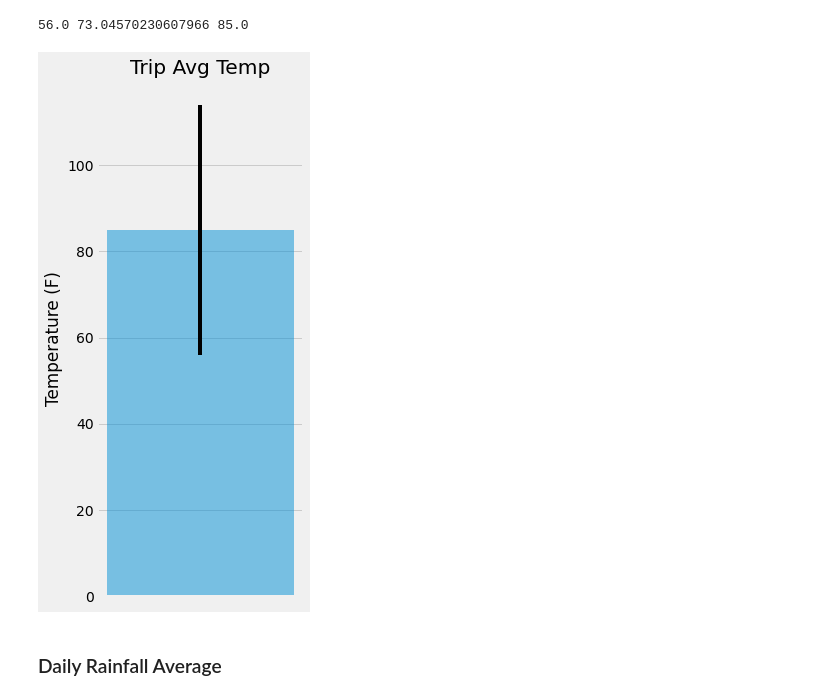
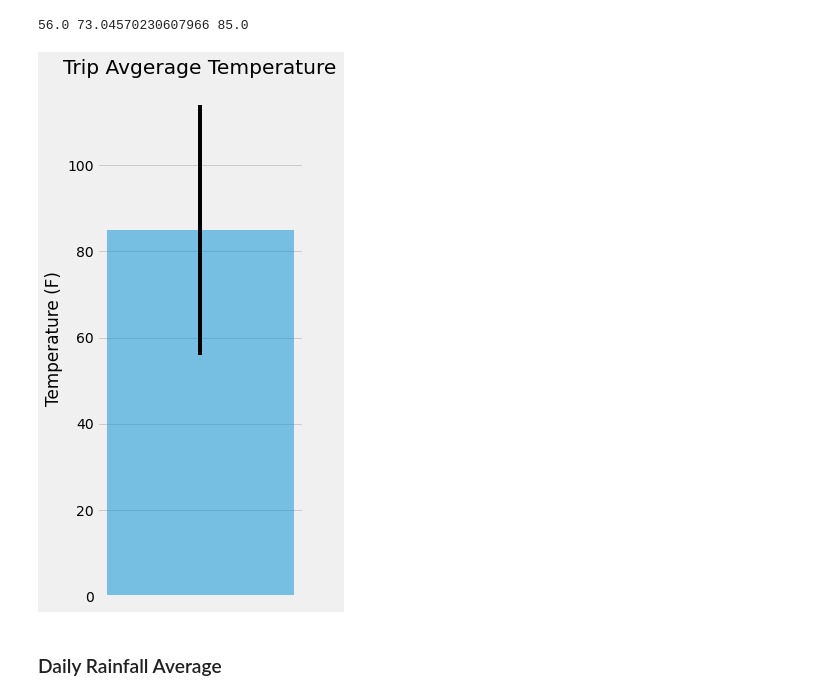
Before and after one commit to joekimga/sqlalchemy-challenge, a Jupyter notebook: temp_analysis_bonus_2_starter.ipynb, the cells around one changed output. Drawn from its saved outputs; the diff is of its cells as text; code cells hidden in the pictures.

```diff
--- a/temp_analysis_bonus_2_starter.ipynb
+++ b/temp_analysis_bonus_2_starter.ipynb
@@ -75,18 +75,18 @@ print(tmin, tavg, tmax)
 # %%
 # Plot the results from your previous query as a bar chart.
 # Use "Trip Avg Temp" as your Title
 # Use the average temperature for bar height (y value)
 # Use the peak-to-peak (tmax-tmin) value as the y error bar (yerr)
 
 fig, ax = plt.subplots(figsize=plt.figaspect(2.))
 xpos = 1
 yerr = tmax-tmin
 
 ax.bar(xpos,tmax,yerr=yerr,alpha=0.5,align="center")
-ax.set(xticks=range(xpos), title='Trip Avg Temp', ylabel='Temperature (F)')
+ax.set(xticks=range(xpos), title='Trip Avgerage Temperature', ylabel='Temperature (F)')
 fig.tight_layout()
 # %% [output]
-[figure, old version]
+[figure, new version]
 # %% [markdown]
 ### Daily Rainfall Average
 # %%
```
Also changed, not shown: parts of 6 cells of this notebook.
